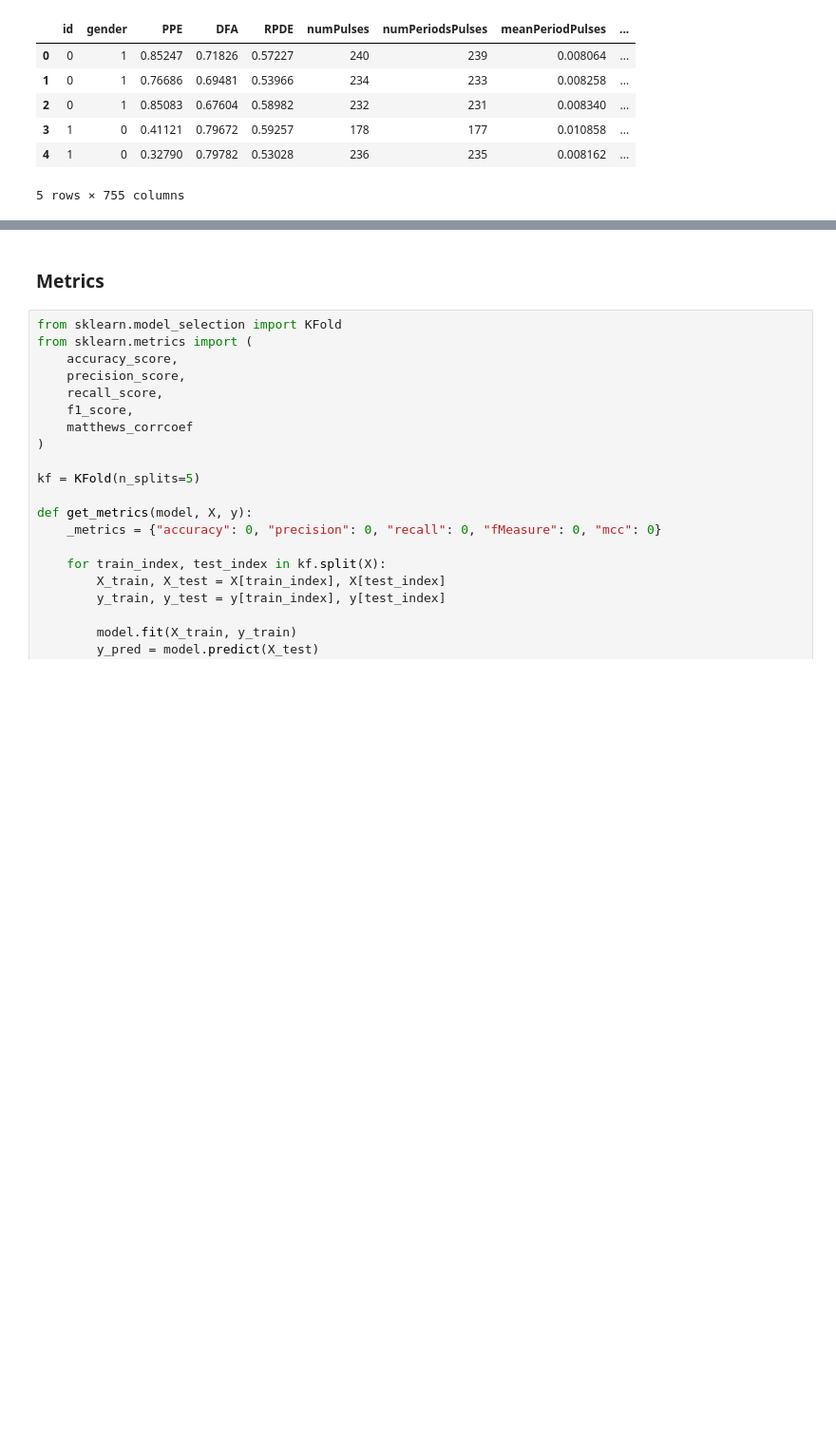
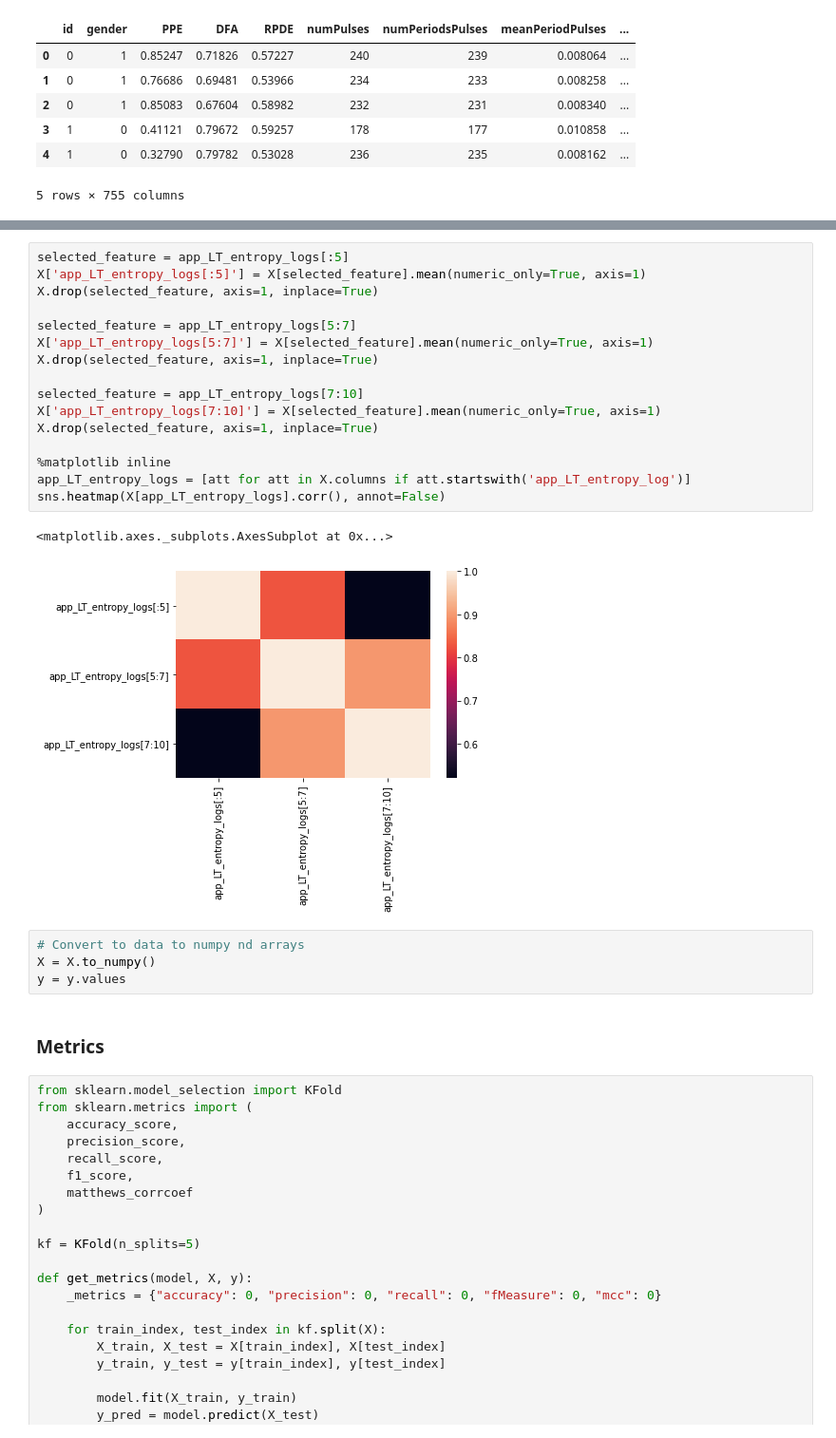
Before and after one commit to realamirhe/leaf-node, a Jupyter notebook: applications/Parkinson's Disease classification.ipynb, the cells around one changed output, grey strips where cells are left out. Shown: that part at 95% size. Saved outputs shown, nothing was run; the diff lists cells and outputs as text; blank space fills up the shorter version.

```diff
--- a/applications/Parkinson's Disease classification.ipynb
+++ b/applications/Parkinson's Disease classification.ipynb
@@ -29,3 +46,26 @@ y = y.values
+# %%
+selected_feature = app_LT_entropy_logs[:5]
+X['app_LT_entropy_logs[:5]'] = X[selected_feature].mean(numeric_only=True, axis=1)
+X.drop(selected_feature, axis=1, inplace=True)
+
+selected_feature = app_LT_entropy_logs[5:7]
+X['app_LT_entropy_logs[5:7]'] = X[selected_feature].mean(numeric_only=True, axis=1)
+X.drop(selected_feature, axis=1, inplace=True)
+
+selected_feature = app_LT_entropy_logs[7:10]
+X['app_LT_entropy_logs[7:10]'] = X[selected_feature].mean(numeric_only=True, axis=1)
+X.drop(selected_feature, axis=1, inplace=True)
+
+%matplotlib inline
+app_LT_entropy_logs = [att for att in X.columns if att.startswith('app_LT_entropy_log')]
+sns.heatmap(X[app_LT_entropy_logs].corr(), annot=False)
+# %% [output]
+<matplotlib.axes._subplots.AxesSubplot at 0x...>
+[figure, added]
+# %%
+# Convert to data to numpy nd arrays
+X = X.to_numpy()
+y = y.values
 # %% [markdown]
 ### Metrics
 # %%
```
Also changed, not shown: parts of 5 cells of this notebook, 1 other file.
